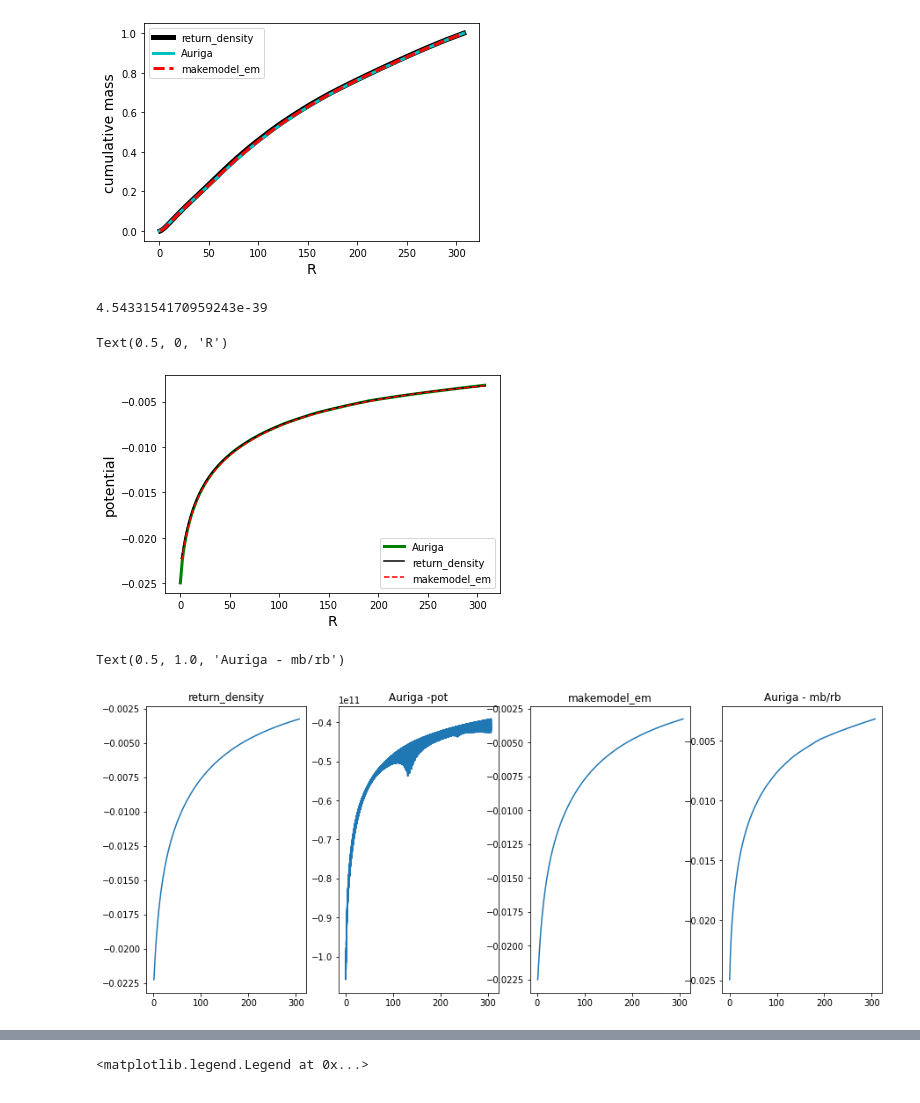
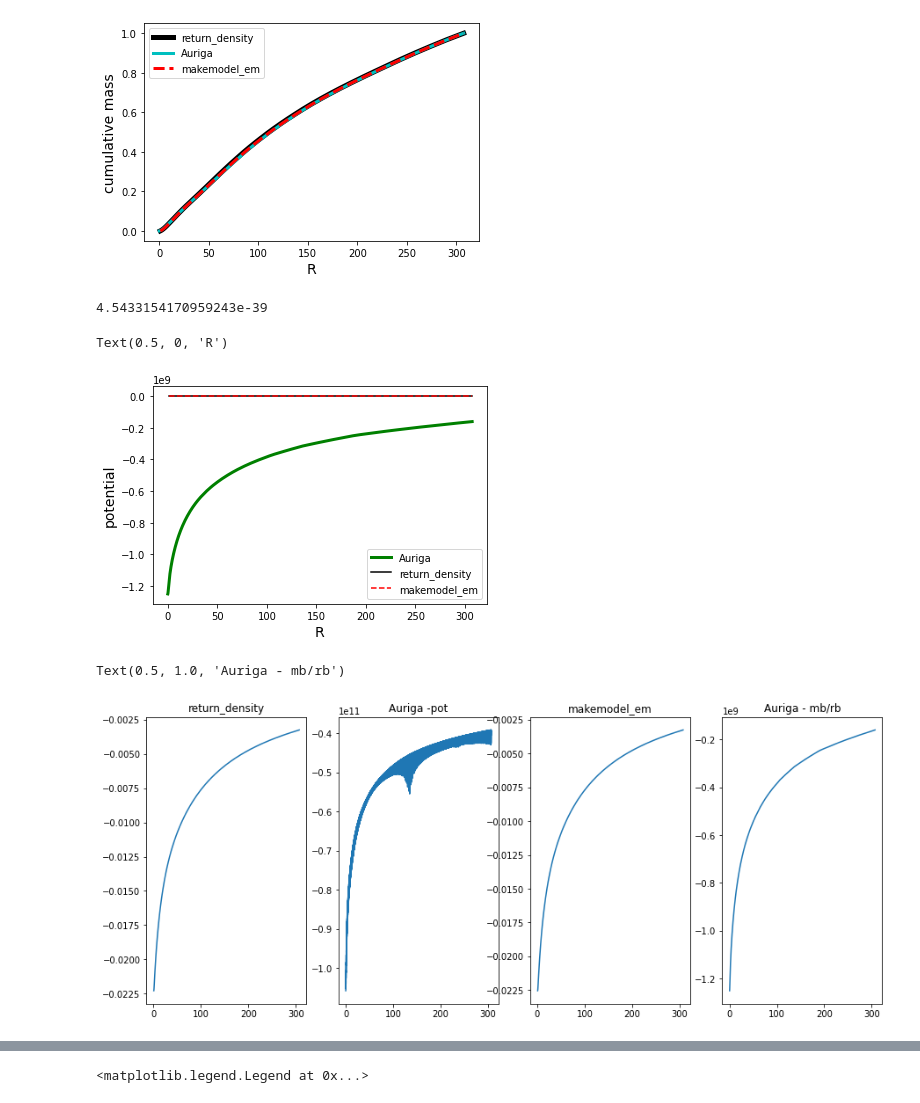
Before and after one commit to jngaravitoc/auriga-exp, a Jupyter notebook: src/TestHalo EXP.ipynb, the cells around one changed output, grey strips where cells are left out. Drawn from its saved outputs; the diff is of its cells as text; code cells hidden in the pictures.

```diff
--- a/src/TestHalo EXP.ipynb
+++ b/src/TestHalo EXP.ipynb
@@ -281,28 +281,28 @@ plt.savefig('plots/CumMassMakemodel_em.pdf')
 # %%
 G= 6.674*1e-11 #m3⋅kg−1⋅s−2
 m2kpc, kg2Msun = 3.2408*1e-20,5e-31
 G=G*(m2kpc**3) /kg2Msun # kpc3 Msun-1 s-2
 print(G)
 #pvals = -mvals/(rvals+1.e-10) - (pwvals[dvals.size-1] - pwvals)
 
 pwau_ = pwau*(3.24078e-17)**2 /G# (1/(G*mbacc[-1]) )
 pwauacc = ((-mbacc/rb) - (np.sum(pwau_)-np.cumsum(pwau_)))#  *(rb[-1]/mbacc[-1])
-Potau = ((-mbacc/rb) - (np.sum(mb/rb)-np.cumsum(mb/rb))) *(1/mbacc[-1]) # <----------
+Potau = ((-mbacc/rb) - (np.sum(mb/rb)-np.cumsum(mb/rb)))# *(1/mbacc[-1]) # <----------
 
 Pw = dm/rbins
 Pwacc = ((-Macc/rbins) - (np.sum(Pw)-np.cumsum(Pw)))  *(1/Macc[-1])
 plt.subplot(111)
 
 plt.plot(rb,Potau,color='g',label='Auriga',lw=3)
 plt.plot(rbins,Pwacc,color='k',label='return_density')
 plt.plot(R, P,c='r',ls='--', label='makemodel_em')
 plt.legend()
 plt.ylabel('potential',fontsize=14)
 plt.xlabel('R',fontsize=14)
 # %% [output]
 4.5433154170959243e-39
 Text(0.5, 0, 'R')
-[figure, old version]
+[figure, new version]
 # %%
 plt.figure(figsize=(15,6))
 plt.subplot(141)
@@ -325,4 +325,4 @@ plt.plot(rb,Potau)
 plt.title('Auriga - mb/rb')
 # %% [output]
 Text(0.5, 1.0, 'Auriga - mb/rb')
-[figure, old version]
+[figure, new version]
```
Also changed, not shown: parts of 9 cells of this notebook, 5 other files.
